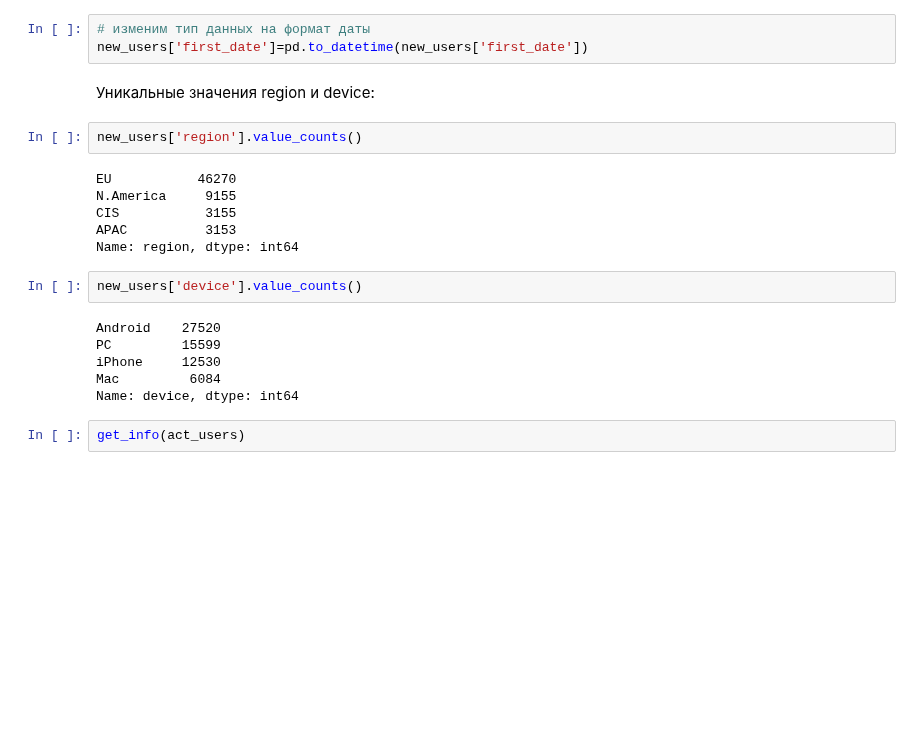
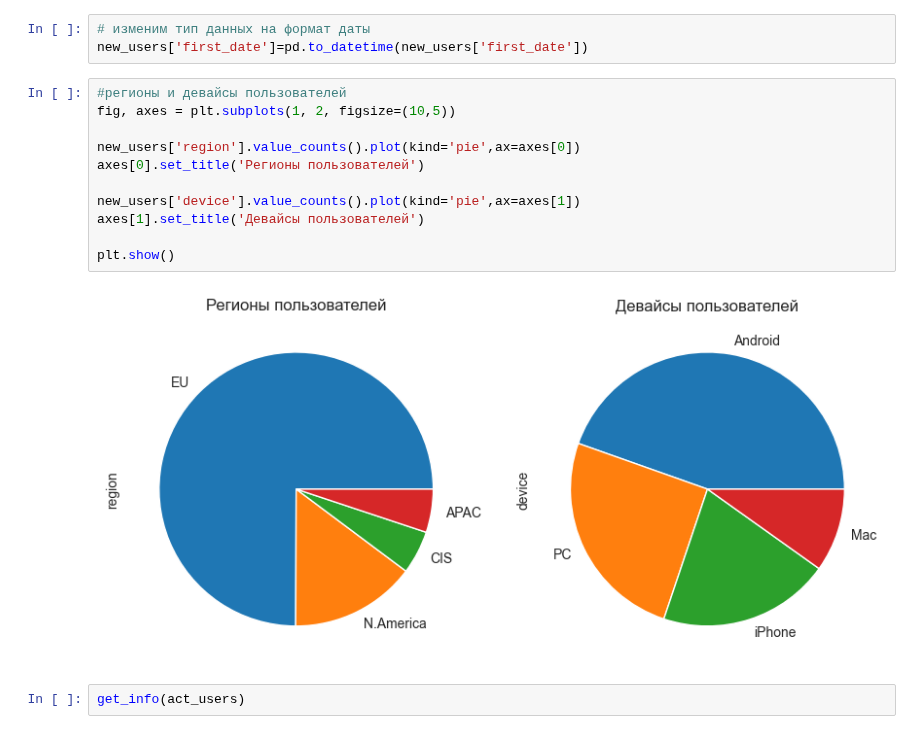
Before and after one commit to akirionenko/senior_progect, a Jupyter notebook: AB_test.ipynb, the cells around one changed output. Cells and saved outputs as stored; diff of their text form; blank space fills up the shorter version.

```diff
--- a/AB_test.ipynb
+++ b/AB_test.ipynb
@@ -217,24 +217,19 @@ memory usage: 15.4 MB
 # %%
 # изменим тип данных на формат даты
 new_users['first_date']=pd.to_datetime(new_users['first_date'])
-# %% [markdown]
-Уникальные значения region и device:
-# %%
-new_users['region'].value_counts()
-# %% [output]
-EU           46270
-N.America     9155
-CIS           3155
-APAC          3153
-Name: region, dtype: int64
-# %%
-new_users['device'].value_counts()
-# %% [output]
-Android    27520
-PC         15599
-iPhone     12530
-Mac         6084
-Name: device, dtype: int64
+# %%
+#регионы и девайсы пользователей
+fig, axes = plt.subplots(1, 2, figsize=(10,5))
+
+new_users['region'].value_counts().plot(kind='pie',ax=axes[0])
+axes[0].set_title('Регионы пользователей')
+
+new_users['device'].value_counts().plot(kind='pie',ax=axes[1])
+axes[1].set_title('Девайсы пользователей')
+
+plt.show()
+# %% [output]
+[figure, added]
 # %%
 get_info(act_users)
 # %% [output]
```
Also changed, not shown: parts of 4 cells of this notebook.
